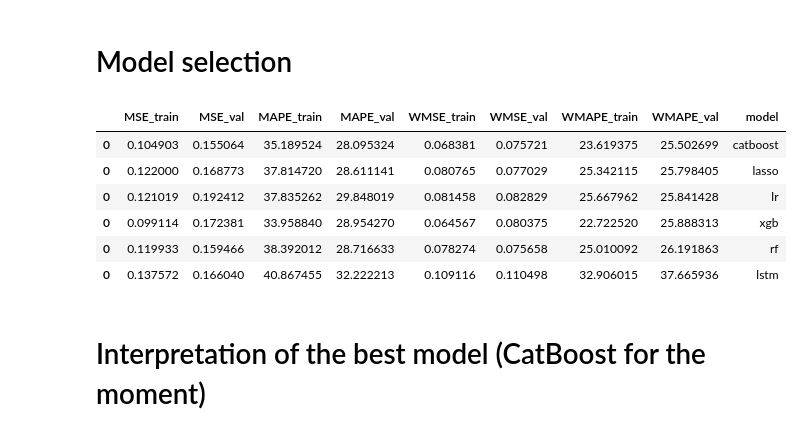
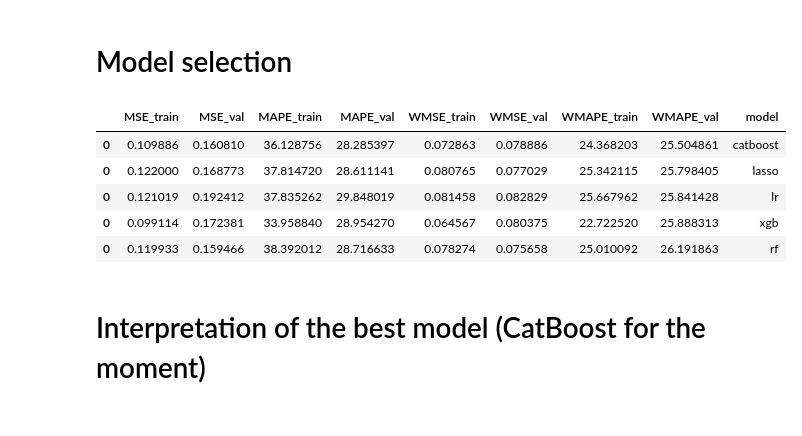
Before and after one commit to thibautmtz/230K_hw2, a Jupyter notebook: HW2_230K_forecasting_final.ipynb, the cells around one changed output. Saved outputs shown, nothing was run; the diff lists cells and outputs as text; code cells hidden in the pictures.

```diff
--- a/HW2_230K_forecasting_final.ipynb
+++ b/HW2_230K_forecasting_final.ipynb
@@ -515,18 +419,17 @@ df_res_catboost
 # %% [markdown]
 # Model selection
 # %%
-L_res = [df_res_lr, df_res_lasso, df_res_rf, df_res_xgb, df_res_catboost, df_res_lstm]
+L_res = [df_res_lr, df_res_lasso, df_res_rf, df_res_xgb, df_res_catboost]
 df_res = pd.concat(L_res, axis=0)
 df_res.sort_values(by="WMAPE_val", ascending=True, inplace=True)
 df_res
 # %% [output]
 |  | MSE_train | MSE_val | MAPE_train | MAPE_val | WMSE_train | WMSE_val | WMAPE_train | WMAPE_val | model |
-| 0 | 0.104903 | 0.155064 | 35.189524 | 28.095324 | 0.068381 | 0.075721 | 23.619375 | 25.502699 | catboost |
+| 0 | 0.109886 | 0.160810 | 36.128756 | 28.285397 | 0.072863 | 0.078886 | 24.368203 | 25.504861 | catboost |
 | 0 | 0.122000 | 0.168773 | 37.814720 | 28.611141 | 0.080765 | 0.077029 | 25.342115 | 25.798405 | lasso |
 | 0 | 0.121019 | 0.192412 | 37.835262 | 29.848019 | 0.081458 | 0.082829 | 25.667962 | 25.841428 | lr |
 | 0 | 0.099114 | 0.172381 | 33.958840 | 28.954270 | 0.064567 | 0.080375 | 22.722520 | 25.888313 | xgb |
 | 0 | 0.119933 | 0.159466 | 38.392012 | 28.716633 | 0.078274 | 0.075658 | 25.010092 | 26.191863 | rf |
-| 0 | 0.137572 | 0.166040 | 40.867455 | 32.222213 | 0.109116 | 0.110498 | 32.906015 | 37.665936 | lstm |
 # %% [markdown]
 # Interpretation of the best model (CatBoost for the moment)
 # %% [markdown]
```
Also changed, not shown: parts of 14 cells of this notebook, 12 other files.
